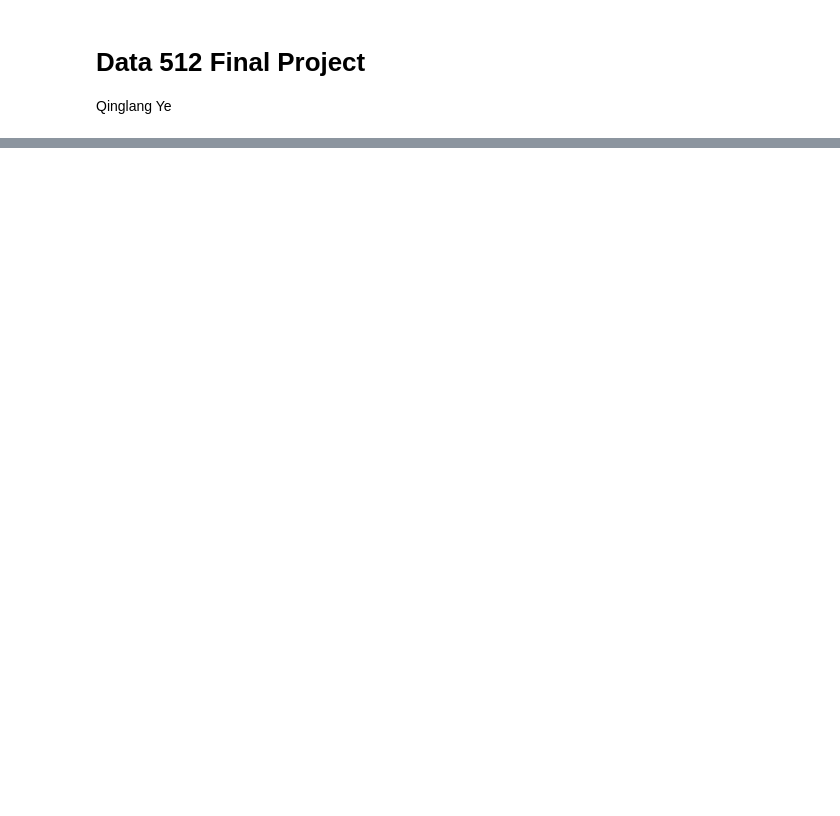
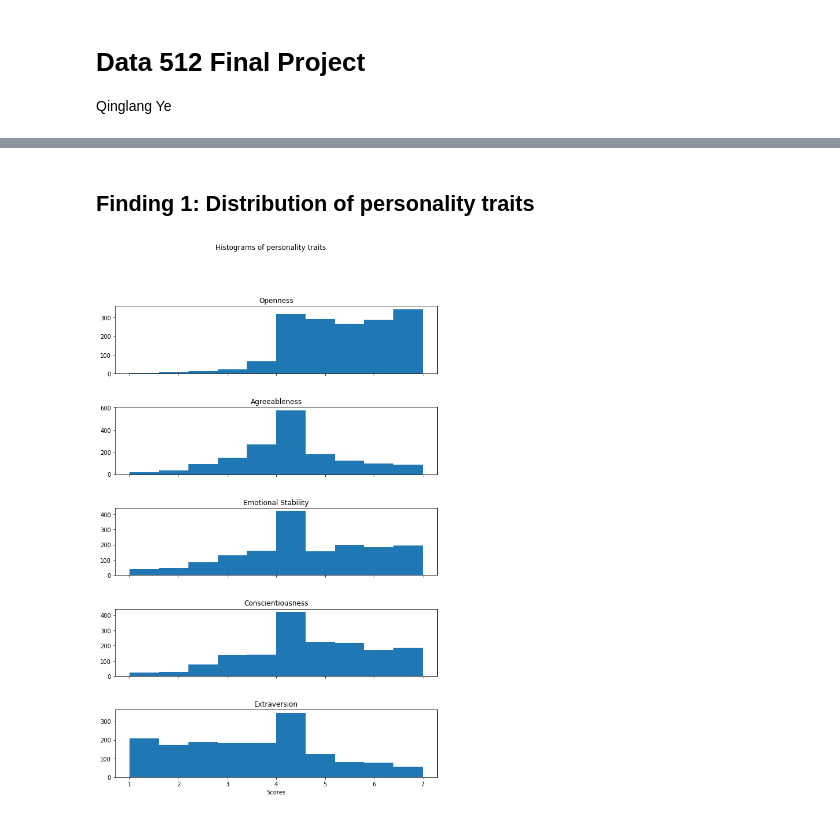
Before and after one commit to qye25/data-512, a Jupyter notebook: data-512-final/final project.ipynb, the cells around one changed output, grey strips where cells are left out. Cells and saved outputs as stored; diff of their text form; code cells hidden in the pictures; blank space fills up the shorter version.

```diff
--- a/data-512-final/final project.ipynb
+++ b/data-512-final/final project.ipynb
@@ -76,0 +194,6 @@ We don't know the demographics of all the experiment participants so there might
+# %%
+avgerage_data = full_data.groupby('userid').agg('mean').reset_index()
+avgerage_data[['userid', 'rating', 'openness', 'agreeableness', 'emotional_stability', 'conscientiousness', 'extraversion']].to_csv('processed_data/personality per person.csv', header = True, index = False)
+
+avg_rating = pd.read_csv('processed_data/personality per person.csv')
+avg_rating.head()
@@ -76,0 +207,25 @@ We don't know the demographics of all the experiment participants so there might
+# %% [markdown]
+## Finding 1: Distribution of personality traits
+# %%
+fig, axs = plt.subplots(5, sharex=True, figsize=(10,15), gridspec_kw={'hspace': 0.5})
+fig.suptitle('Histograms of personality traits')
+
+axs[0].hist(avg_rating.openness)
+axs[0].set_title('Openness')
+axs[1].hist(avg_rating.agreeableness)
+axs[1].set_title('Agreeableness')
+axs[2].hist(avg_rating.emotional_stability)
+axs[2].set_title('Emotional Stability')
+axs[3].hist(avg_rating.conscientiousness)
+axs[3].set_title('Conscientiousness')
+axs[4].hist(avg_rating.extraversion)
+axs[4].set_title('Extraversion')
+axs[4].set(xlabel='Scores')
+# avg_rating.hist(['openness','agreeableness', 'emotional_stability', 'conscientiousness', 'extraversion'])
+for ax in axs.flat:
+    ax.label_outer()
+    # ax.set(xlabel='x-label')
+plt.savefig('images/Histograms of personality traits.jpg')
+plt.show()
+# %% [output]
+[figure, added]
```
Also changed, not shown: parts of 42 cells of this notebook.
